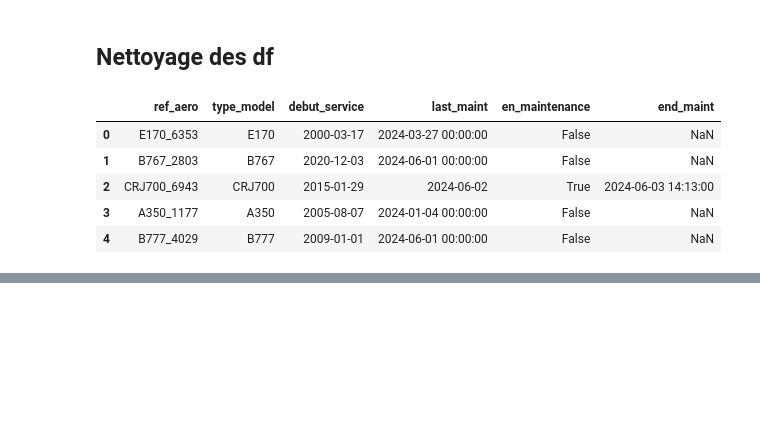
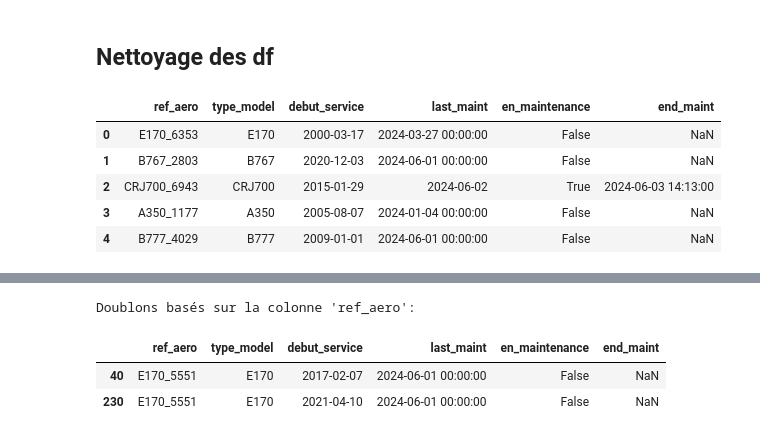
Before and after one commit to Dim2960/preventive_maintenance, a Jupyter notebook: automation_update_dataset.ipynb, the cells around one changed output, grey strips where cells are left out. Saved outputs shown, nothing was run; the diff lists cells and outputs as text; code cells hidden in the pictures; blank space fills up the shorter version.

```diff
--- a/automation_update_dataset.ipynb
+++ b/automation_update_dataset.ipynb
@@ -83,0 +118,11 @@ df_aeronefs.head()
+# %%
+# recherche du doublon de ref_aero et l'afficher.
+duplicates = df_aeronefs[df_aeronefs.duplicated(subset='ref_aero', keep=False)]
+print("Doublons basés sur la colonne 'ref_aero':")
+
+duplicates
+# %% [output]
+Doublons basés sur la colonne 'ref_aero':
+|  | ref_aero | type_model | debut_service | last_maint | en_maintenance | end_maint |
+| 40 | E170_5551 | E170 | 2017-02-07 | 2024-06-01 00:00:00 | False | NaN |
+| 230 | E170_5551 | E170 | 2021-04-10 | 2024-06-01 00:00:00 | False | NaN |
```
Also changed, not shown: parts of 9 cells of this notebook.
